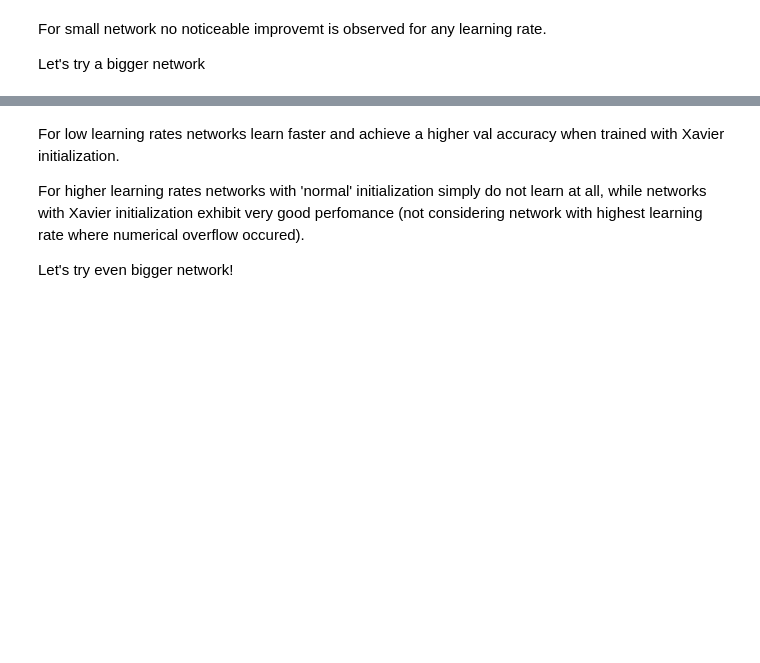
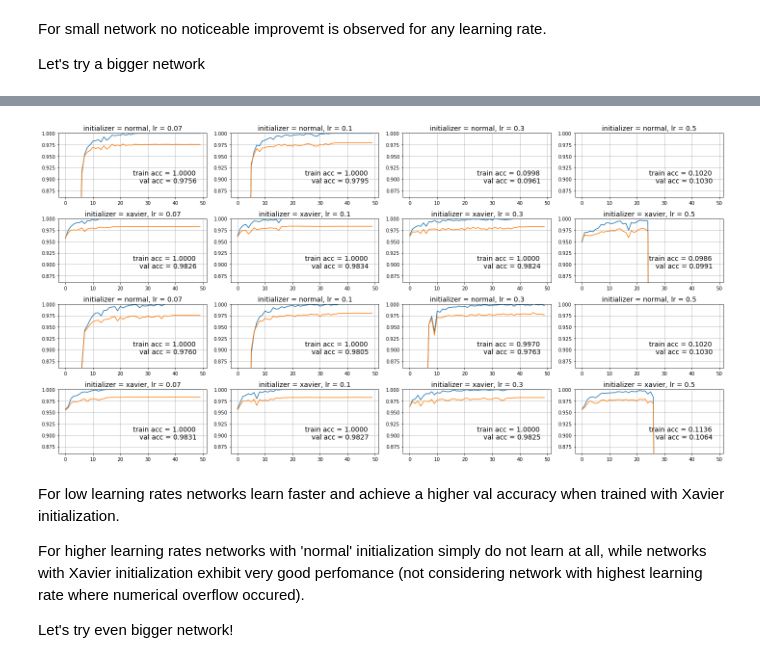
Before and after one commit to ytrushkov1/intro-to-dl, a Jupyter notebook: week2/mnist_with_numpy.ipynb, the cells around one changed output, grey strips where cells are left out. Drawn from its saved outputs; the diff is of its cells as text; code cells hidden in the pictures; blank space fills up the shorter version.

```diff
--- a/week2/mnist_with_numpy.ipynb
+++ b/week2/mnist_with_numpy.ipynb
@@ -274,6 +252,3 @@ def softmax2(logits, axis=1):
 
     exps = np.exp(logits - np.max(logits, axis=axis, keepdims=True))
     return exps / np.sum(exps, axis=axis, keepdims=True)
-# %%
-logits = np.linspace(-1, 500, 500).reshape([50, 10])
-assert np.allclose(softmax1(logits), softmax2(logits)), "Softmaxes differ"
@@ -643,11 +477,12 @@ As a bonus assignment (no points, just swag), consider implementing Batch Normal
 # %%
 class Dense1(Layer):
-    def __init__(self, input_units, output_units, initializer='xavier', learning_rate=0.1):
+    def __init__(self, input_units, output_units, initializer='xavier', learning_rate=0.1, grad_clipping=0):
         """
         A dense layer is a layer which performs a learned affine transformation:
         f(x) = <W*x> + b
         """
         self.learning_rate = learning_rate
+        self.grad_clipping = grad_clipping
 
         # initialize weights with small random numbers.
         if initializer == 'normal':
@@ -658,7 +493,7 @@ class Dense1(Layer):
             raise ValueError('Wrong initializer parameter')
         self.biases = np.zeros(output_units)
 
-    def forward(self,input):
+    def forward(self, input):
         """
         Perform an affine transformation:
         f(x) = <W*x> + b
@@ -668,7 +503,7 @@ class Dense1(Layer):
         """
         return input.dot(self.weights) + self.biases
 
-    def backward(self,input,grad_output):
+    def backward(self, input, grad_output):
 
         # compute d f / d x = d f / d dense * d dense / d x
         grad_input = grad_output.dot(self.weights.T)
@@ -680,6 +515,10 @@ class Dense1(Layer):
         assert grad_weights.shape == self.weights.shape and grad_biases.shape == self.biases.shape
 
         # Here we perform a stochastic gradient descent step.
+        if self.grad_clipping:
+            grad_weights = np.clip(grad_weights, -self.grad_clipping, self.grad_clipping)
+            grad_biases = np.clip(grad_biases, -self.grad_clipping, self.grad_clipping)
+
         self.weights = self.weights - self.learning_rate * grad_weights
         self.biases = self.biases - self.learning_rate * grad_biases
 
@@ -771,16 +612,17 @@ layer_sizes = [200] * 4
 
 lrs = [0.07, 0.1, 0.3, 0.5]
 initializers = ['normal', 'xavier']
+grad_clippings = [0, 5]
 
 n_epochs = 50
 
+learning_curves = []
+logfile_path = 'logs/notebook_' + datetime.datetime.now().strftime('%Y%m%d') + '.log'
+with open(logfile_path, 'a') as logfile:
+    for params in itertools.product(grad_clippings, initializers, lrs):
+        grad_clipping, initializer, lr = params
+        train_log, val_log = build_and_train1(layer_sizes,
+                                              initializer, lr, n_epochs, grad_clipping=grad_clipping, logfile=logfile)
 
-fig = plt.figure(figsize=(20, 10))
-i = 0
-for initializer, lr in itertools.product(initializers, lrs):
-    i += 1
-    train_log, val_log = build_and_train1(layer_sizes, initializer, lr, n_epochs)
-
-    ax = plt.subplot(len(initializers), len(lrs), i)
-    display_learning_curve1(ax, train_log, val_log, initializer, lr)
+        learning_curves.append((train_log, val_log, params))
 # %% [output]
@@ -822,3 +631,13 @@ Wall time: 1h 56min 29s
+# %%
+fig = plt.figure(figsize=(20, 10))
+
+for i, (train_log, val_log, params) in enumerate(learning_curves):
+
+    grad_clipping, initializer, lr = params
+    ax = plt.subplot(len(initializers) * 2, len(lrs), i+1)
+    display_learning_curve1(ax, train_log, val_log, initializer, lr)
+# %% [output]
+[figure, added]
 # %% [markdown]
 For low learning rates networks learn faster and achieve a higher val accuracy when trained with Xavier initialization.
 
```
Also changed, not shown: parts of 43 cells of this notebook, 5 other files.
